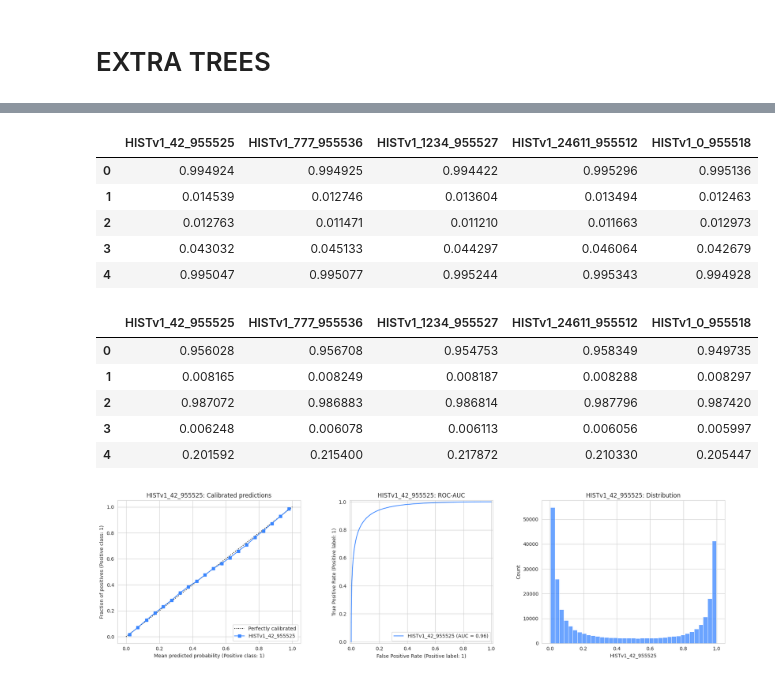
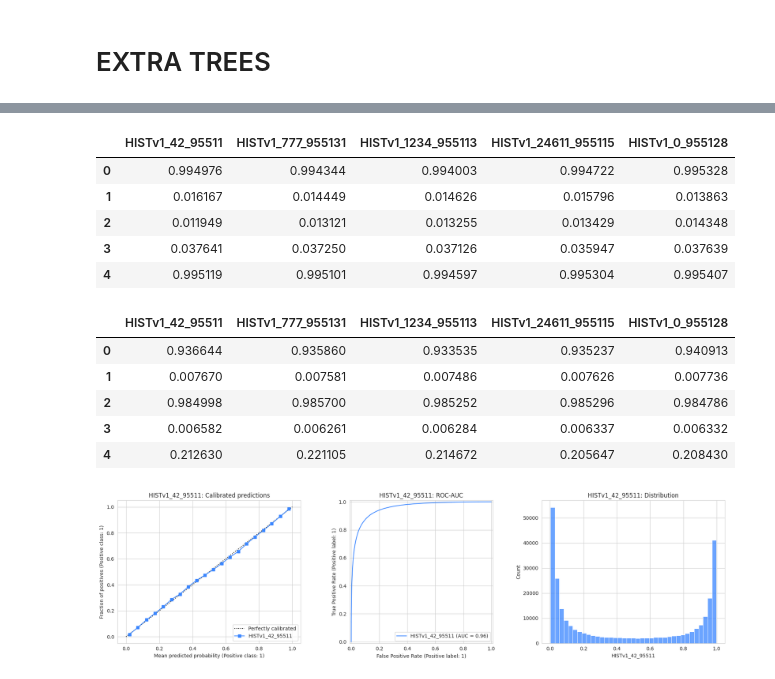
Before and after one commit to coded-sly/ps6e2-Heart-Disease, a Jupyter notebook: ps6e2-hist-xtrees-trainer.ipynb, the cells around one changed output, grey strips where cells are left out. Saved outputs shown, nothing was run; the diff lists cells and outputs as text; code cells hidden in the pictures.

```diff
--- a/ps6e2-hist-xtrees-trainer.ipynb
+++ b/ps6e2-hist-xtrees-trainer.ipynb
@@ -632,7 +561,6 @@ print('===== ⚙️ Training function ready ⚙️ =====')
 # %% [output]
 ===== ⚙️ Training function ready ⚙️ =====
 # %%
-kf = StratifiedKFold(n_splits=15, shuffle=True, random_state=SEED)
 all_model_predictions = {}
 
 SEED_2 = 777
@@ -640,6 +568,9 @@ SEED_3 = 1234
 SEED_4 = 24611
 SEED_5 = 0
 
+N_SPLITS = 15
+kf = StratifiedKFold(n_splits=N_SPLITS, shuffle=True, random_state=SEED)
+
 kf
 # %% [output]
 StratifiedKFold(n_splits=15, random_state=42, shuffle=True)
@@ -1059,14 +965,14 @@ for k, v in all_model_predictions.items():
         if x == 'score':
             all_model_scores[k] = y
 
-plt.figure(figsize=(18, 6))
+plt.figure(figsize=(20, 6))
 sns.lineplot(all_model_scores, marker='o')
 # pd.Series(all_model_scores).plot(marker='o')
 plt.title('Hist/XT Model Scores', fontweight='semibold')
 plt.tick_params('x', rotation=45, reset=True)
 
 for i, score in enumerate(all_model_scores.values()):
-    plt.text(float(i), score+1e-7, score, ha='center', va='center_baseline')
+    plt.text(float(i), score+5e-7, score, ha='center', va='center_baseline')
 
 plt.show()
 # %% [output]
@@ -1074,22 +980,22 @@ plt.show()
 # %%
 ## -- Get oof predictions --
 all_model_oof = pd.DataFrame()
 
 for i, (k, v) in enumerate(all_model_predictions.items()):
     for x, y in v.items():
         if x == 'oof_preds':
             n = f"{k}_{str(list(all_model_scores.values())[i]).split('.')[1]}"
             all_model_oof = pd.concat([all_model_oof, pd.DataFrame({n: y})], axis=1)
 
-all_model_oof.to_parquet(f"oof_HIST_XT_models.parquet", index=False)
+all_model_oof.to_parquet(f"oof_{version_name}_models.parquet", index=False)
 all_model_oof.head()
 # %% [output]
-|  | HISTv1_42_955525 | HISTv1_777_955536 | HISTv1_1234_955527 | HISTv1_24611_955512 | HISTv1_0_955518 |
-| 0 | 0.994924 | 0.994925 | 0.994422 | 0.995296 | 0.995136 |
-| 1 | 0.014539 | 0.012746 | 0.013604 | 0.013494 | 0.012463 |
-| 2 | 0.012763 | 0.011471 | 0.011210 | 0.011663 | 0.012973 |
-| 3 | 0.043032 | 0.045133 | 0.044297 | 0.046064 | 0.042679 |
-| 4 | 0.995047 | 0.995077 | 0.995244 | 0.995343 | 0.994928 |
+|  | HISTv1_42_95511 | HISTv1_777_955131 | HISTv1_1234_955113 | HISTv1_24611_955115 | HISTv1_0_955128 |
+| 0 | 0.994976 | 0.994344 | 0.994003 | 0.994722 | 0.995328 |
+| 1 | 0.016167 | 0.014449 | 0.014626 | 0.015796 | 0.013863 |
+| 2 | 0.011949 | 0.013121 | 0.013255 | 0.013429 | 0.014348 |
+| 3 | 0.037641 | 0.037250 | 0.037126 | 0.035947 | 0.037639 |
+| 4 | 0.995119 | 0.995101 | 0.994597 | 0.995304 | 0.995407 |
 # %%
 ## -- Get test predictions --
 all_model_test = pd.DataFrame()
@@ -1100,15 +1006,15 @@ for i, (k, v) in enumerate(all_model_predictions.items()):
             n = f"{k}_{str(list(all_model_scores.values())[i]).split('.')[1]}"
             all_model_test = pd.concat([all_model_test, pd.DataFrame({n: y})], axis=1)
 
-all_model_test.to_parquet(f"test_HIST_XT_models.parquet", index=False)
+all_model_test.to_parquet(f"test_{version_name}_models.parquet", index=False)
 all_model_test.head()
 # %% [output]
-|  | HISTv1_42_955525 | HISTv1_777_955536 | HISTv1_1234_955527 | HISTv1_24611_955512 | HISTv1_0_955518 |
-| 0 | 0.956028 | 0.956708 | 0.954753 | 0.958349 | 0.949735 |
-| 1 | 0.008165 | 0.008249 | 0.008187 | 0.008288 | 0.008297 |
-| 2 | 0.987072 | 0.986883 | 0.986814 | 0.987796 | 0.987420 |
-| 3 | 0.006248 | 0.006078 | 0.006113 | 0.006056 | 0.005997 |
-| 4 | 0.201592 | 0.215400 | 0.217872 | 0.210330 | 0.205447 |
+|  | HISTv1_42_95511 | HISTv1_777_955131 | HISTv1_1234_955113 | HISTv1_24611_955115 | HISTv1_0_955128 |
+| 0 | 0.936644 | 0.935860 | 0.933535 | 0.935237 | 0.940913 |
+| 1 | 0.007670 | 0.007581 | 0.007486 | 0.007626 | 0.007736 |
+| 2 | 0.984998 | 0.985700 | 0.985252 | 0.985296 | 0.984786 |
+| 3 | 0.006582 | 0.006261 | 0.006284 | 0.006337 | 0.006332 |
+| 4 | 0.212630 | 0.221105 | 0.214672 | 0.205647 | 0.208430 |
 # %%
 ## -- PLOT PREDICTIONS --
 for i, n in enumerate(all_model_test.columns):
```
Also changed, not shown: parts of 11 cells of this notebook.
